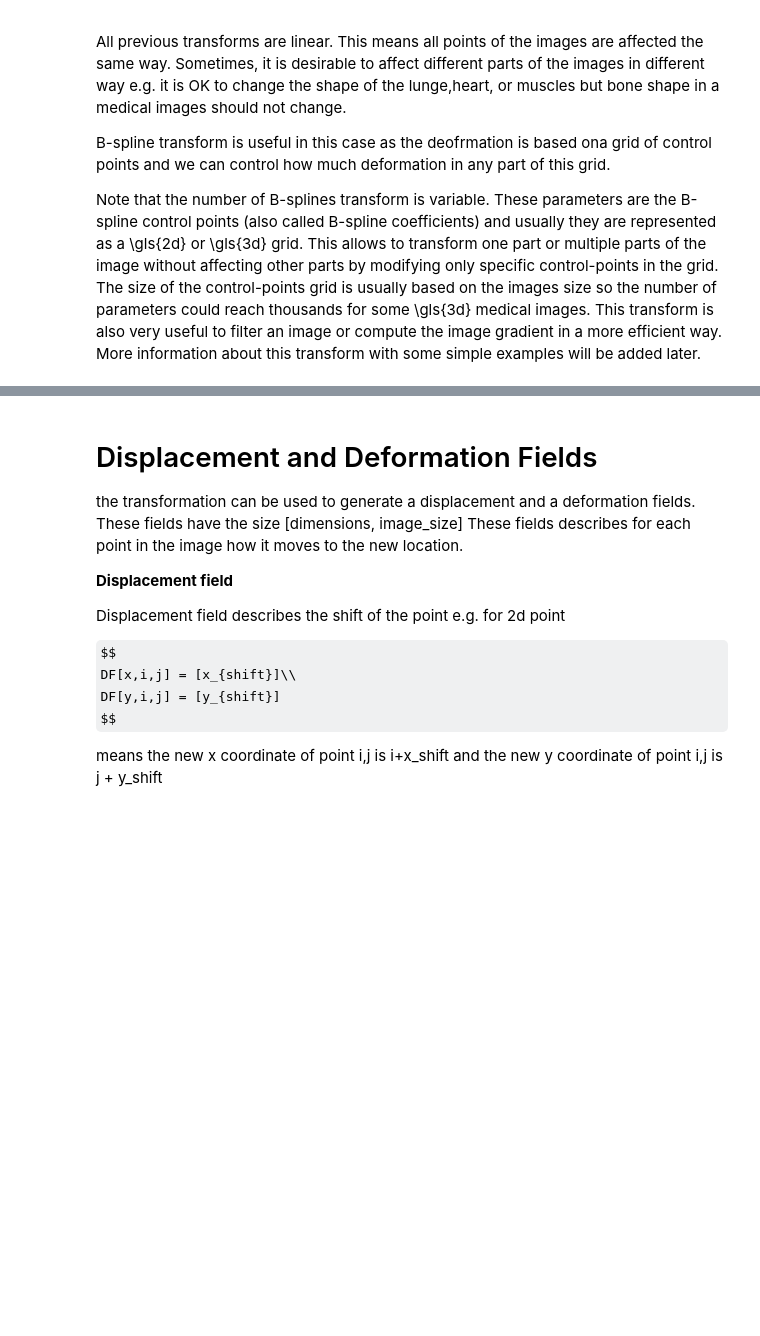
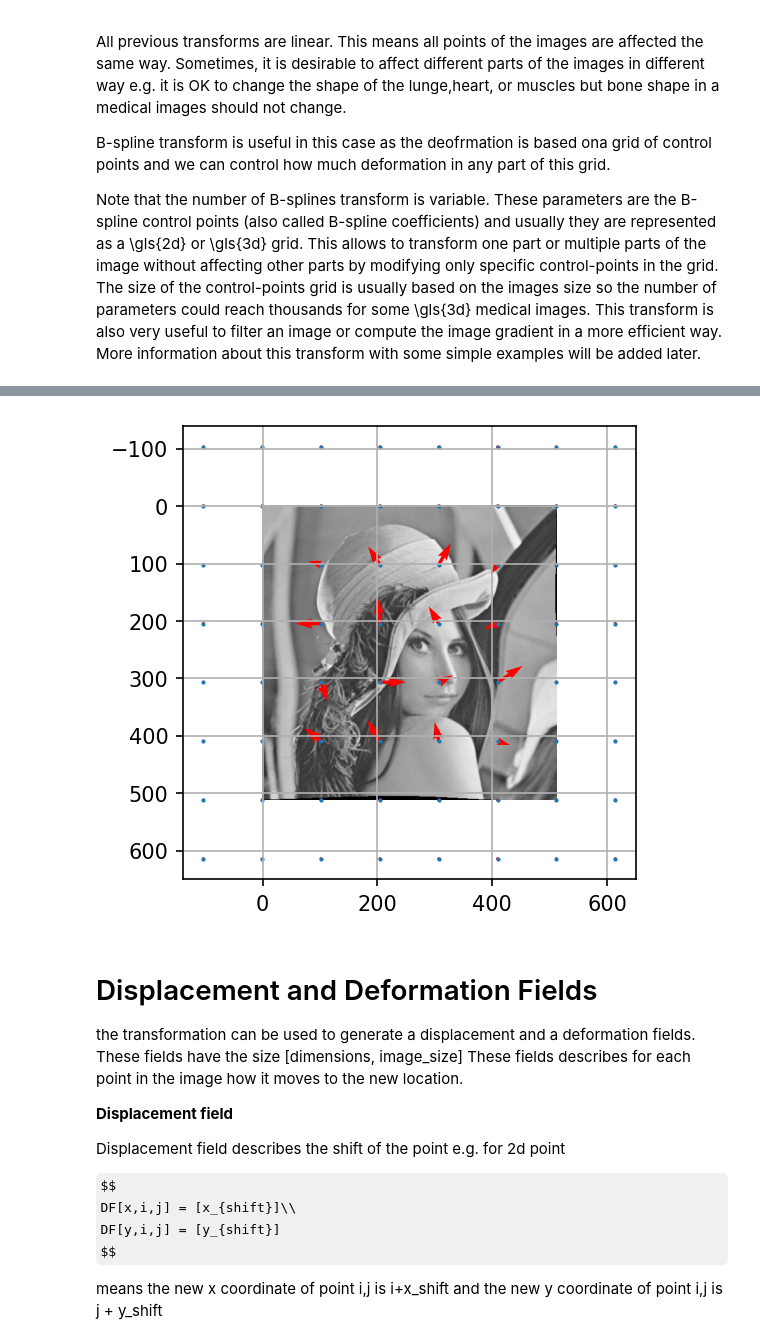
Before and after one commit to MedicalImageAnalysisTutorials/ImageRegistrationTutorial, a Jupyter notebook: IA_Image_Transforms.ipynb, the cells around one changed output, grey strips where cells are left out. Cells and saved outputs as stored; diff of their text form; code cells hidden in the pictures; some formulas as TeX source; blank space fills up the shorter version.

```diff
--- a/IA_Image_Transforms.ipynb
+++ b/IA_Image_Transforms.ipynb
@@ -1023,3 +1040,93 @@ Note that the number of B-splines transform is variable. These parameters are th
 # get a specific grid of control points
 
 # transform the image using B-spline and the grid of the control points
+# %%
+# # refs:
+# # source: https://gist.github.com/fepegar/b723d15de620cd2a3a4dbd71e491b59d
+# # https://itk.org/Doxygen44/html/classitk_1_1BSplineTransform.html
+# # https://github.com/InsightSoftwareConsortium/ITK/blob/4c0982ddec474b1701d695839c78c7e888659ef4/Modules/Core/Transform/include/itkBSplineTransform.h
+# # https://github.com/InsightSoftwareConsortium/ITK/blob/abefef1773a63a7db2abea363fcdbc32bb8bb0b2/Modules/Core/Transform/include/itkBSplineTransform.hxx
+
+
+# create a grid
+N            = 512 # 256
+grid_spacing = 128 # 64
+
+# grid = sitk.GridSource(
+#        outputPixelType=sitk.sitkFloat32,
+#        size=(N, N),
+#        sigma=(0.5, 0.5),
+#        gridSpacing=(grid_spacing, grid_spacing),
+#        gridOffset=(0, 0),
+#        spacing=(1, 1),
+# )
+
+# create simpleitk image from a 2d image array
+grid  = sitk.GetImageFromArray(img3)
+array = sitk.GetArrayViewFromImage(grid)
+#fig, ax = plt.subplots(dpi=150)
+#ax.imshow(  array,    interpolation='hamming',)
+
+#ctrl_pts = np.array( [7, 7], np.uint32)
+# the grid is the image, the mesh is the bspline control points matrix
+# mesh size = number of control points - spline order  =[4,4]
+# it should be  > spline order, more produces more deformation
+
+ctrl_pts = np.array( [8, 8], np.uint32)
+SPLINE_ORDER = 3
+
+mesh_size    = ctrl_pts - SPLINE_ORDER
+print(mesh_size)
+print(type(grid)) # itk image
+print((grid.GetSize()))
+print((grid.GetSpacing()))
+print((grid.GetOrigin()))
+
+transform = sitk.BSplineTransformInitializer(grid, mesh_size.tolist())
+# control points ???
+params = transform.GetParameters()
+
+grid_shape = *ctrl_pts, 2
+print("grid_shape : ",grid_shape) # 7,7,2
+
+# what is this ???
+# probably modify the control points
+max_displacement = 50
+uv = np.random.rand(*grid_shape) - 0.5  # [-0.5, 0.5)
+uv *= 2  # [-1, 1)
+uv *= max_displacement
+
+fix_edges  = 2
+for i in range(fix_edges):
+    uv[i, :] = 0
+    uv[-1 - i, :] = 0
+    uv[:, i] = 0
+    uv[:, -1 - i] = 0
+
+# use the modified control points
+transform.SetParameters(uv.flatten(order='F').tolist())
+
+x_coeff, y_coeff = transform.GetCoefficientImages()
+grid_origin = x_coeff.GetOrigin()
+grid_spacing = x_coeff.GetSpacing()
+
+resampler = sitk.ResampleImageFilter()
+resampler.SetReferenceImage(grid) # ???
+resampler.SetTransform(transform)
+resampler.SetInterpolator(sitk.sitkLinear)
+resampler.SetDefaultPixelValue(0.5)
+resampler.SetOutputPixelType(sitk.sitkFloat32)
+resampled = resampler.Execute(grid) # ???
+
+array = sitk.GetArrayViewFromImage(resampled)
+fig, ax = plt.subplots(dpi=150)
+ax.grid()
+ax.imshow(     array,    interpolation='hamming',)
+
+x = np.linspace(grid_origin[0], grid_origin[0] + (ctrl_pts[0] - 1) * grid_spacing[0], ctrl_pts[0])
+y = np.linspace(grid_origin[1], grid_origin[1] + (ctrl_pts[1] - 1) * grid_spacing[1], ctrl_pts[1])
+xx, yy = np.meshgrid(x, y)
+u, v = uv[..., 0].T, uv[..., 1].T
+ax.quiver(xx, yy, -u, -v, color='red',   units='xy', angles='xy', scale_units='xy', scale=1)
+ax.scatter(xx, yy, s=1);
+# %% [output]
@@ -1026,3 +1139,4 @@ Note that the number of B-splines transform is variable. These parameters are th
+[figure, added]
 # %% [markdown]
 # Displacement and Deformation Fields
 
```
Also changed, not shown: parts of 2 cells of this notebook.
